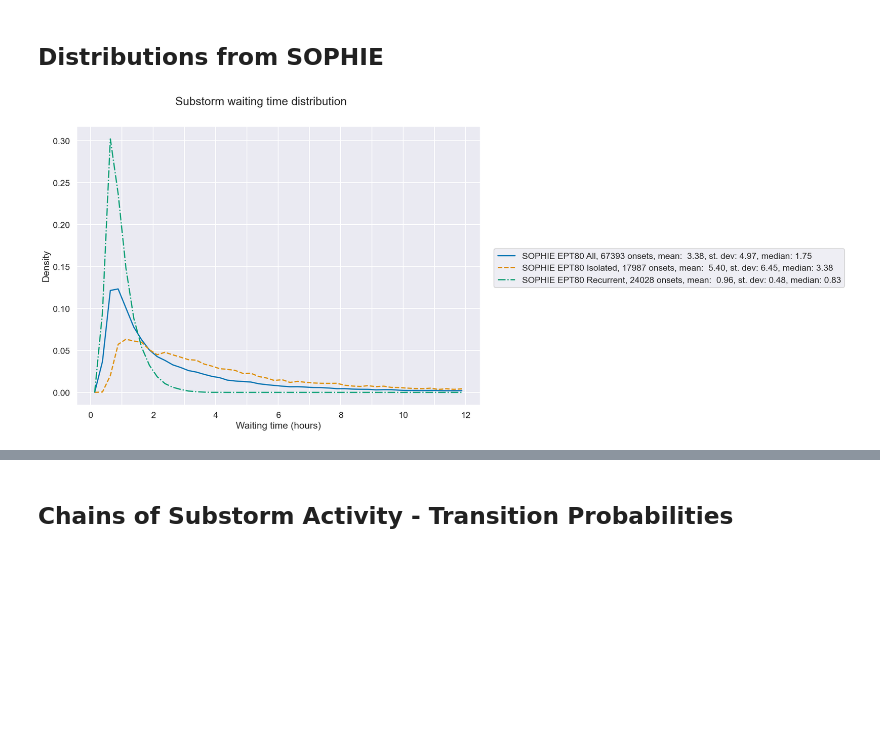
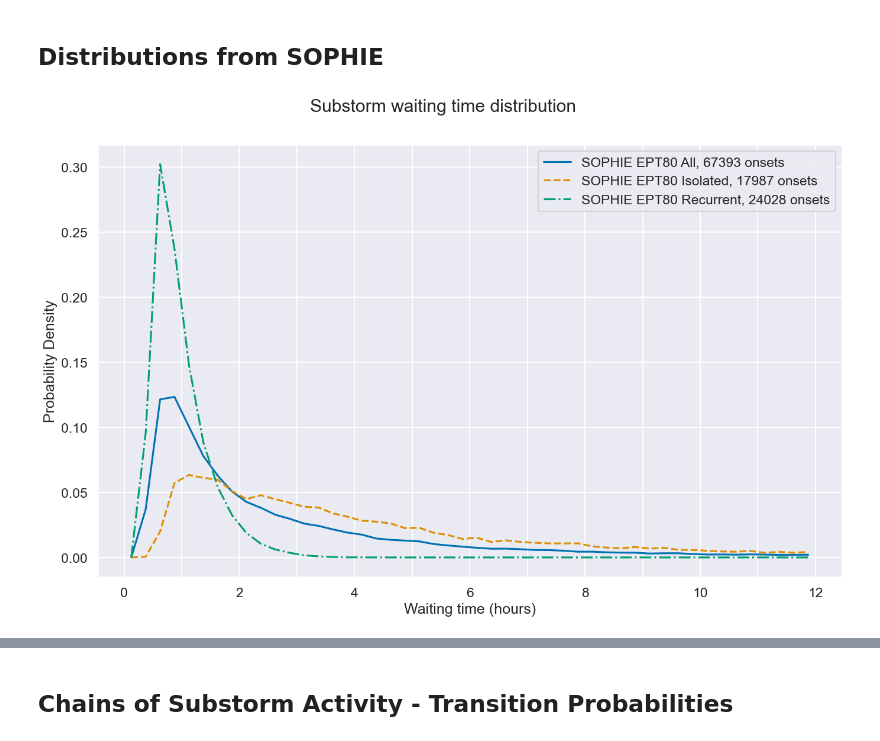
Before and after one commit to christianlao12/DP1_DP2_Project, a Jupyter notebook: substorm_type_statistics.ipynb, the cells around one changed output, grey strips where cells are left out. Cells and saved outputs as stored; diff of their text form; code cells hidden in the pictures; blank space fills up the shorter version.

```diff
--- a/substorm_type_statistics.ipynb
+++ b/substorm_type_statistics.ipynb
@@ -237,35 +237,37 @@ laster = sophie80onsetdf.iloc[np.setdiff1d(z,a)]
 def waitingtime_hist(array):
     x, y = np.histogram(array['Waiting Time']/pd.to_timedelta(1,'h'),bins=np.arange(0,12.25,.25))
     y = y+.125
     y = y[:-1]
     d = {'Waiting Time':y,'Density':x/np.sum(x)}
     df = pd.DataFrame(d)
     return df
 
 
 onsetlists = [sophie80onsetdf, gergnoflag, erernoflag]
 labels = ['SOPHIE EPT80 All', 'SOPHIE EPT80 Isolated','SOPHIE EPT80 Recurrent']
 onsetnumbers = [len(i) for i in onsetlists]
 onsetnumbers[1] += len(firstgerg)
 onsetnumbers[2] += len(firster)
 means = [np.mean(i['Waiting Time'])/pd.Timedelta(1,'h') for i in onsetlists]
 stdevs = [np.std(i['Waiting Time'])/pd.Timedelta(1,'h') for i in onsetlists]
 medians = [np.median(i['Waiting Time'])/pd.Timedelta(1,'h') for i in onsetlists]
-labels = ["{}, {} onsets, mean:  {:.2f}, st. dev: {:.2f}, median: {:.2f}".format(labels[i],onsetnumbers[i],means[i],stdevs[i],medians[i]) for i in range(len(onsetlists))]
+# labels = ["{}, {} onsets, mean:  {:.2f}, st. dev: {:.2f}, median: {:.2f}".format(labels[i],onsetnumbers[i],means[i],stdevs[i],medians[i]) for i in range(len(onsetlists))]
+labels = ["{}, {} onsets".format(labels[i],onsetnumbers[i]) for i in range(len(onsetlists))]
 
 lines = ['solid','dashed','dashdot']
 wts = [waitingtime_hist(i) for i in onsetlists]
-fig, axes = plt.subplots(figsize=(12,9))
+fig, axes = plt.subplots(figsize=(14,9))
 
 for i in range(len(onsetlists)):
     axes.plot(wts[i]['Waiting Time'],wts[i]['Density'], label=labels[i], ls=lines[i])
 
 axes.xaxis.set_minor_locator(ticker.MultipleLocator(1))
 axes.set_xlabel('Waiting time (hours)')
-axes.set_ylabel('Density')
+axes.set_ylabel('Probability Density')
 axes.grid(True,'both')
 fig.suptitle('Substorm waiting time distribution', y=1)
-fig.legend(bbox_to_anchor=(1, .5), loc='center left')
+# fig.legend(bbox_to_anchor=(1, .5), loc='center left')
+axes.legend(loc='upper right')
 fig.tight_layout(pad=1)
 # %% [output]
-[figure, old version]
+[figure, new version]
```
Also changed, not shown: parts of 8 cells of this notebook.
